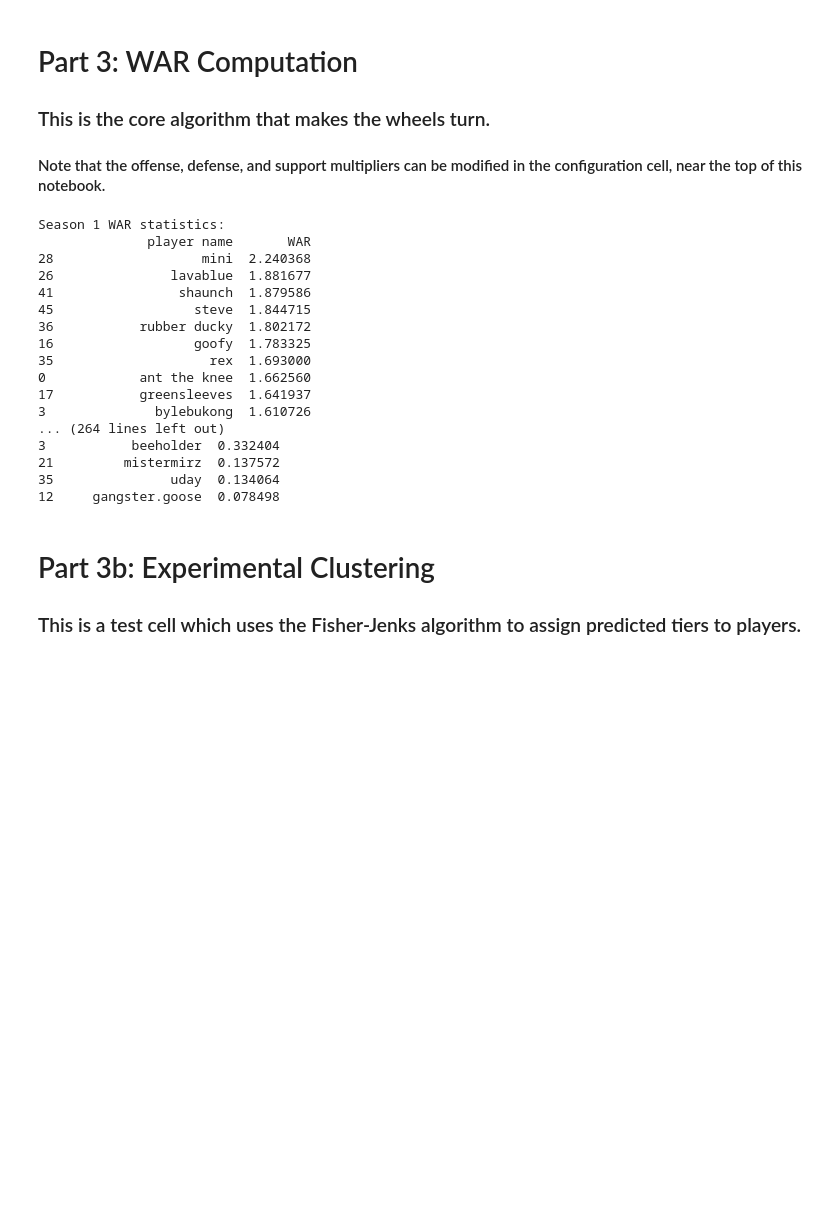
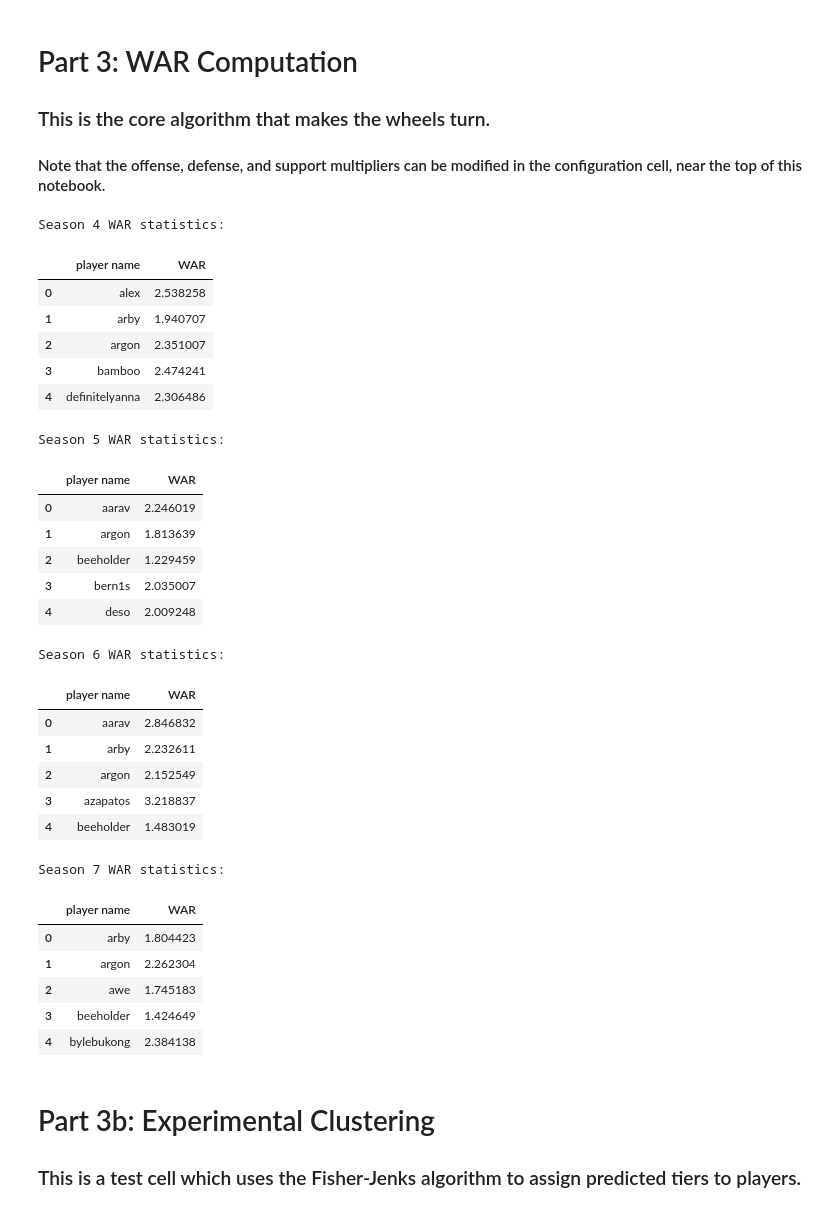
Before and after one commit to ankbhatia19/TRLRanking, a Jupyter notebook: Ranking.ipynb, the cells around one changed output. Drawn from its saved outputs; the diff is of its cells as text; code cells hidden in the pictures; blank space fills up the shorter version.

```diff
--- a/Ranking.ipynb
+++ b/Ranking.ipynb
@@ -296,29 +314,40 @@ def calculate_war_per_season(seasons_list, offense_mult=offense_multiplier, defe
 # %%
 # Run the calculate_war_per_season function
 war_by_season = calculate_war_per_season(per_game_stats_by_season)
 
 # Display the results
 for i, season_df in enumerate(war_by_season, start=start_season):
     print(f"Season {i} WAR statistics:")
-    print(season_df)
+    display(season_df.head())
 # %% [output]
-Season 1 WAR statistics:
-              player name       WAR
-28                   mini  2.240368
-26               lavablue  1.881677
-41                shaunch  1.879586
-45                  steve  1.844715
-36           rubber ducky  1.802172
-16                  goofy  1.783325
-35                    rex  1.693000
-0            ant the knee  1.662560
-17           greensleeves  1.641937
-3              bylebukong  1.610726
-... (264 lines left out)
-3           beeholder  0.332404
-21         mistermirz  0.137572
-35               uday  0.134064
-12     gangster.goose  0.078498
+Season 4 WAR statistics:
+|  | player name | WAR |
+| 0 | alex | 2.538258 |
+| 1 | arby | 1.940707 |
+| 2 | argon | 2.351007 |
+| 3 | bamboo | 2.474241 |
+| 4 | definitelyanna | 2.306486 |
+Season 5 WAR statistics:
+|  | player name | WAR |
+| 0 | aarav | 2.246019 |
+| 1 | argon | 1.813639 |
+| 2 | beeholder | 1.229459 |
+| 3 | bern1s | 2.035007 |
+| 4 | deso | 2.009248 |
+Season 6 WAR statistics:
+|  | player name | WAR |
+| 0 | aarav | 2.846832 |
+| 1 | arby | 2.232611 |
+| 2 | argon | 2.152549 |
+| 3 | azapatos | 3.218837 |
+| 4 | beeholder | 1.483019 |
+Season 7 WAR statistics:
+|  | player name | WAR |
+| 0 | arby | 1.804423 |
+| 1 | argon | 2.262304 |
+| 2 | awe | 1.745183 |
+| 3 | beeholder | 1.424649 |
+| 4 | bylebukong | 2.384138 |
 # %% [markdown]
 # Part 3b: Experimental Clustering
 
```
Also changed, not shown: parts of 11 cells of this notebook, 27 other files.
